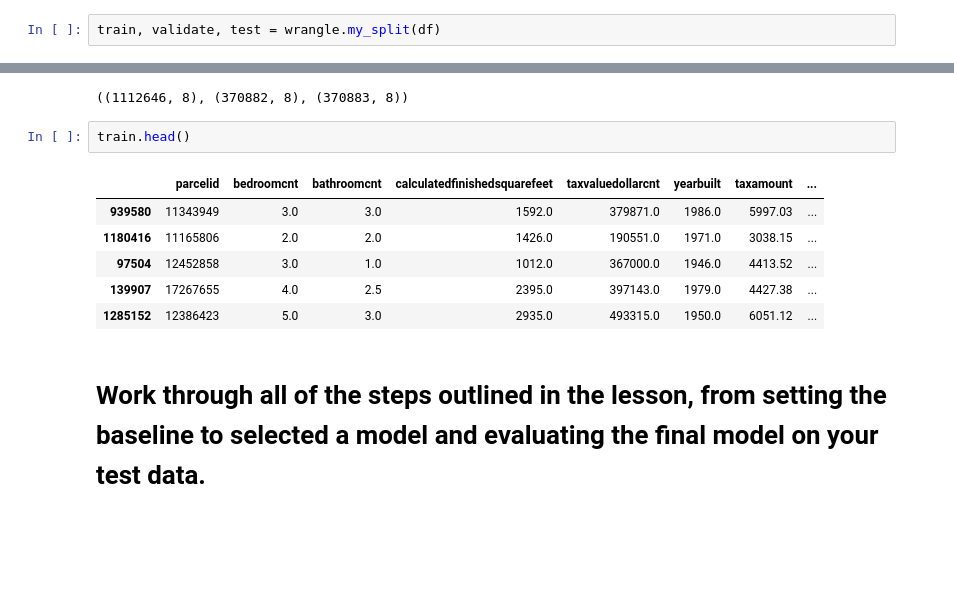
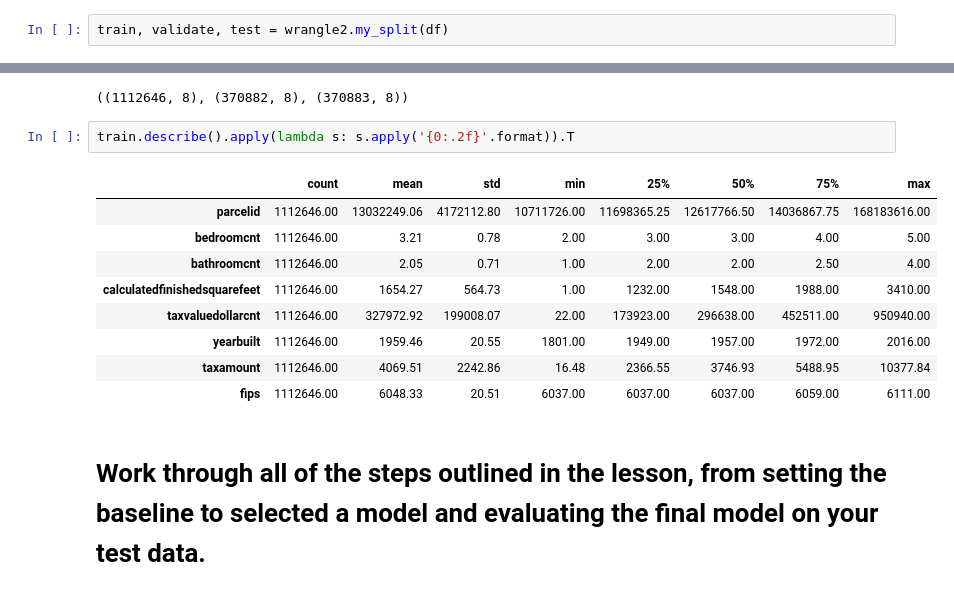
Before and after one commit to DanChurchill/regression_exercises, a Jupyter notebook: modeling.ipynb, the cells around one changed output, grey strips where cells are left out. Cells and saved outputs as stored; diff of their text form; blank space fills up the shorter version.

```diff
--- a/modeling.ipynb
+++ b/modeling.ipynb
@@ -22,20 +22,23 @@ df = df.dropna()
 # %% [markdown]
 # ...and split into samples.
 # %%
-train, validate, test = wrangle.my_split(df)
+train, validate, test = wrangle2.my_split(df)
 # %%
 train.shape, validate.shape, test.shape
 # %% [output]
 ((1112646, 8), (370882, 8), (370883, 8))
 # %%
-train.head()
+train.describe().apply(lambda s: s.apply('{0:.2f}'.format)).T
 # %% [output]
-|  | parcelid | bedroomcnt | bathroomcnt | calculatedfinishedsquarefeet | taxvaluedollarcnt | yearbuilt | taxamount | ... |
-| 939580 | 11343949 | 3.0 | 3.0 | 1592.0 | 379871.0 | 1986.0 | 5997.03 | ... |
-| 1180416 | 11165806 | 2.0 | 2.0 | 1426.0 | 190551.0 | 1971.0 | 3038.15 | ... |
-| 97504 | 12452858 | 3.0 | 1.0 | 1012.0 | 367000.0 | 1946.0 | 4413.52 | ... |
-| 139907 | 17267655 | 4.0 | 2.5 | 2395.0 | 397143.0 | 1979.0 | 4427.38 | ... |
-| 1285152 | 12386423 | 5.0 | 3.0 | 2935.0 | 493315.0 | 1950.0 | 6051.12 | ... |
+|  | count | mean | std | min | 25% | 50% | 75% | max |
+| parcelid | 1112646.00 | 13032249.06 | 4172112.80 | 10711726.00 | 11698365.25 | 12617766.50 | 14036867.75 | 168183616.00 |
+| bedroomcnt | 1112646.00 | 3.21 | 0.78 | 2.00 | 3.00 | 3.00 | 4.00 | 5.00 |
+| bathroomcnt | 1112646.00 | 2.05 | 0.71 | 1.00 | 2.00 | 2.00 | 2.50 | 4.00 |
+| calculatedfinishedsquarefeet | 1112646.00 | 1654.27 | 564.73 | 1.00 | 1232.00 | 1548.00 | 1988.00 | 3410.00 |
+| taxvaluedollarcnt | 1112646.00 | 327972.92 | 199008.07 | 22.00 | 173923.00 | 296638.00 | 452511.00 | 950940.00 |
+| yearbuilt | 1112646.00 | 1959.46 | 20.55 | 1801.00 | 1949.00 | 1957.00 | 1972.00 | 2016.00 |
+| taxamount | 1112646.00 | 4069.51 | 2242.86 | 16.48 | 2366.55 | 3746.93 | 5488.95 | 10377.84 |
+| fips | 1112646.00 | 6048.33 | 20.51 | 6037.00 | 6037.00 | 6037.00 | 6059.00 | 6111.00 |
 # %% [markdown]
 # Work through all of the steps outlined in the lesson, from setting the baseline to selected a model and evaluating the final model on your test data.
 # %%
```
Also changed, not shown: parts of 9 cells of this notebook.
